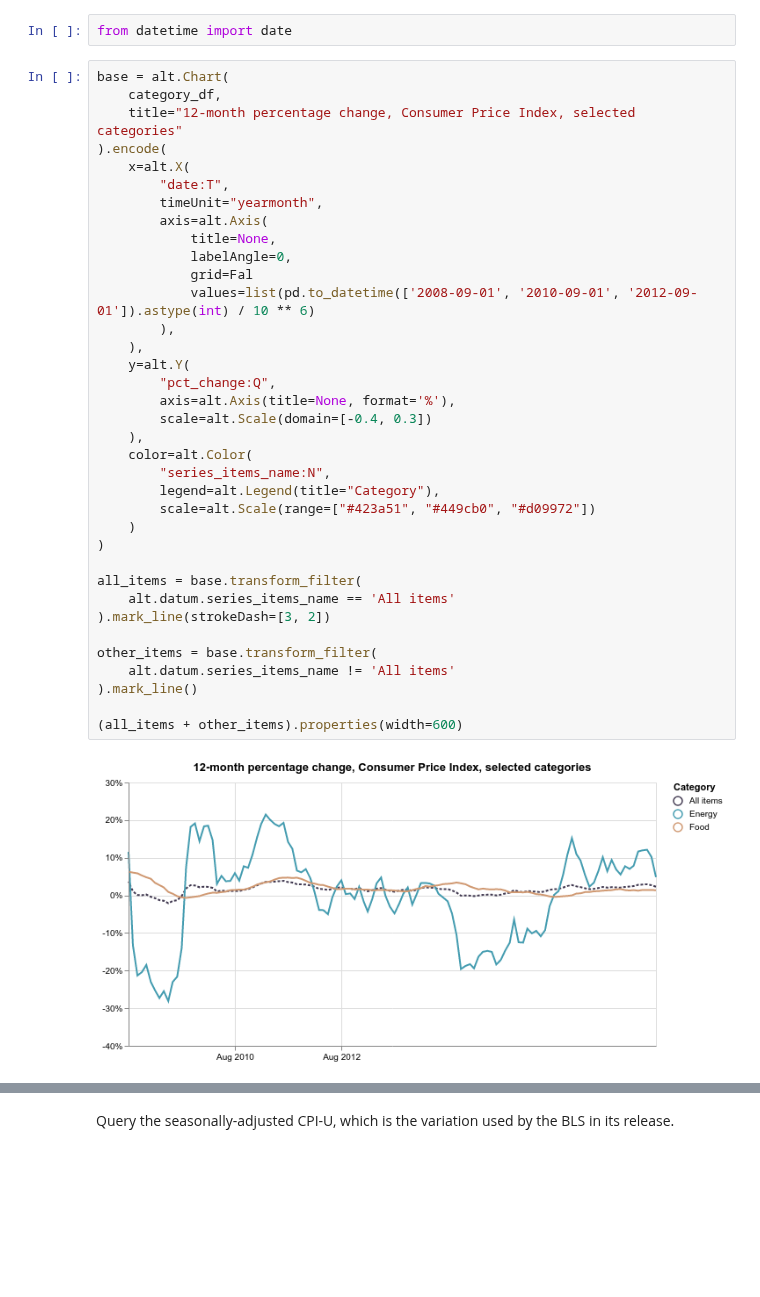
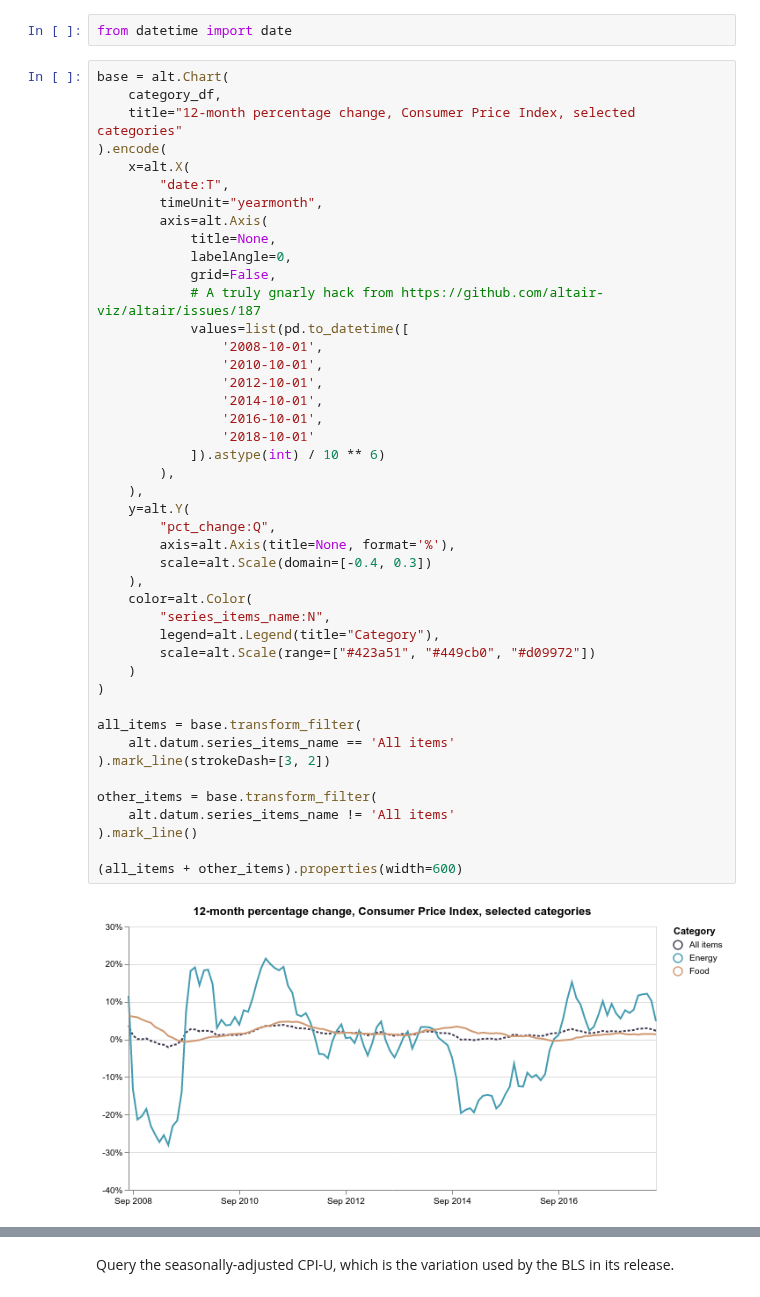
Before and after one commit to palewire/cpi, a Jupyter notebook: notebooks/analysis.ipynb, the cells around one changed output, grey strips where cells are left out. Cells and saved outputs as stored; diff of their text form; blank space fills up the shorter version.

```diff
--- a/notebooks/analysis.ipynb
+++ b/notebooks/analysis.ipynb
@@ -69,36 +69,44 @@ base = alt.Chart(
     x=alt.X(
         "date:T",
         timeUnit="yearmonth",
         axis=alt.Axis(
             title=None,
             labelAngle=0,
-            grid=Fal
-            values=list(pd.to_datetime(['2008-09-01', '2010-09-01', '2012-09-01']).astype(int) / 10 ** 6)
+            grid=False,
+            # A truly gnarly hack from https://github.com/altair-viz/altair/issues/187
+            values=list(pd.to_datetime([
+                '2008-10-01',
+                '2010-10-01',
+                '2012-10-01',
+                '2014-10-01',
+                '2016-10-01',
+                '2018-10-01'
+            ]).astype(int) / 10 ** 6)
         ),
     ),
     y=alt.Y(
         "pct_change:Q",
         axis=alt.Axis(title=None, format='%'),
         scale=alt.Scale(domain=[-0.4, 0.3])
     ),
     color=alt.Color(
         "series_items_name:N",
         legend=alt.Legend(title="Category"),
         scale=alt.Scale(range=["#423a51", "#449cb0", "#d09972"])
     )
 )
 
 all_items = base.transform_filter(
     alt.datum.series_items_name == 'All items'
 ).mark_line(strokeDash=[3, 2])
 
 other_items = base.transform_filter(
     alt.datum.series_items_name != 'All items'
 ).mark_line()
 
 (all_items + other_items).properties(width=600)
 # %% [output]
-[figure, old version]
+[figure, new version]
 # %% [markdown]
 ### Match monthly analysis published by the BLS.
 
```
